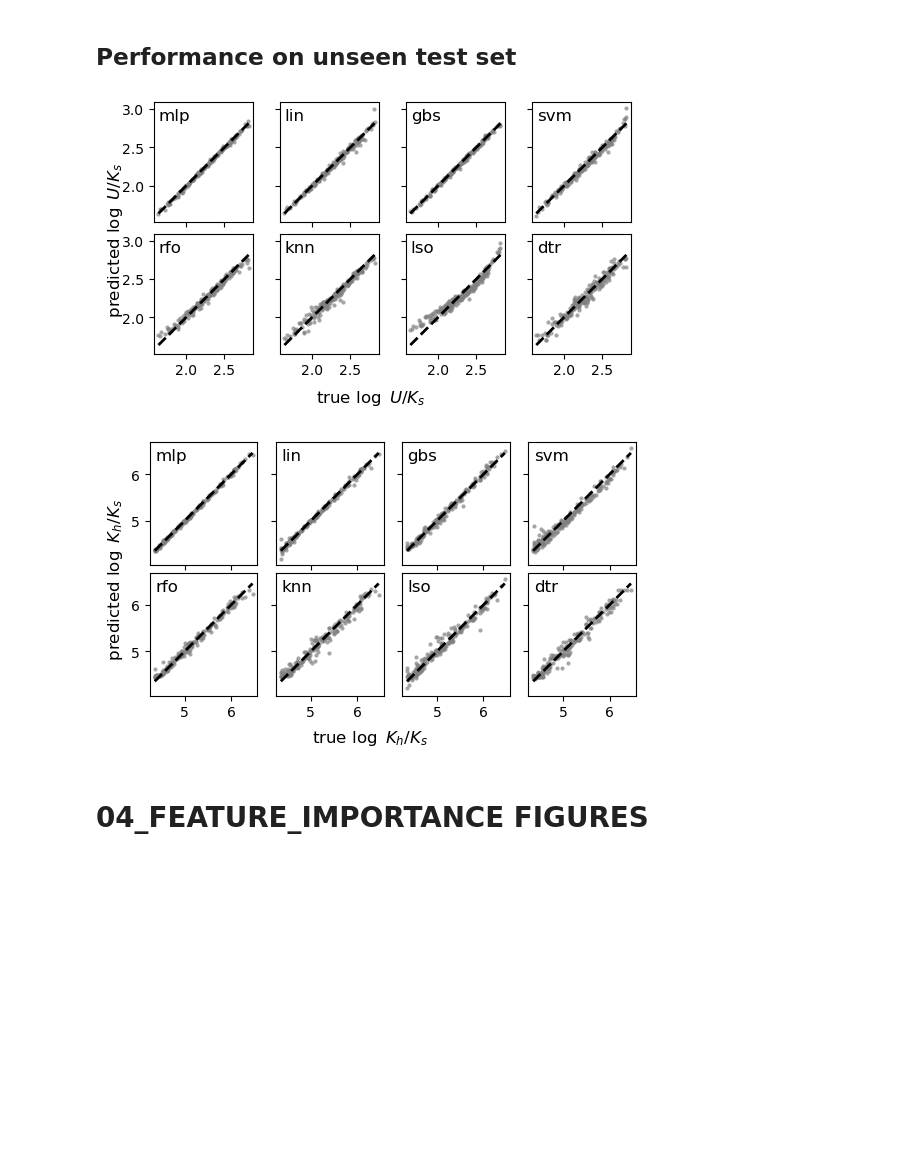
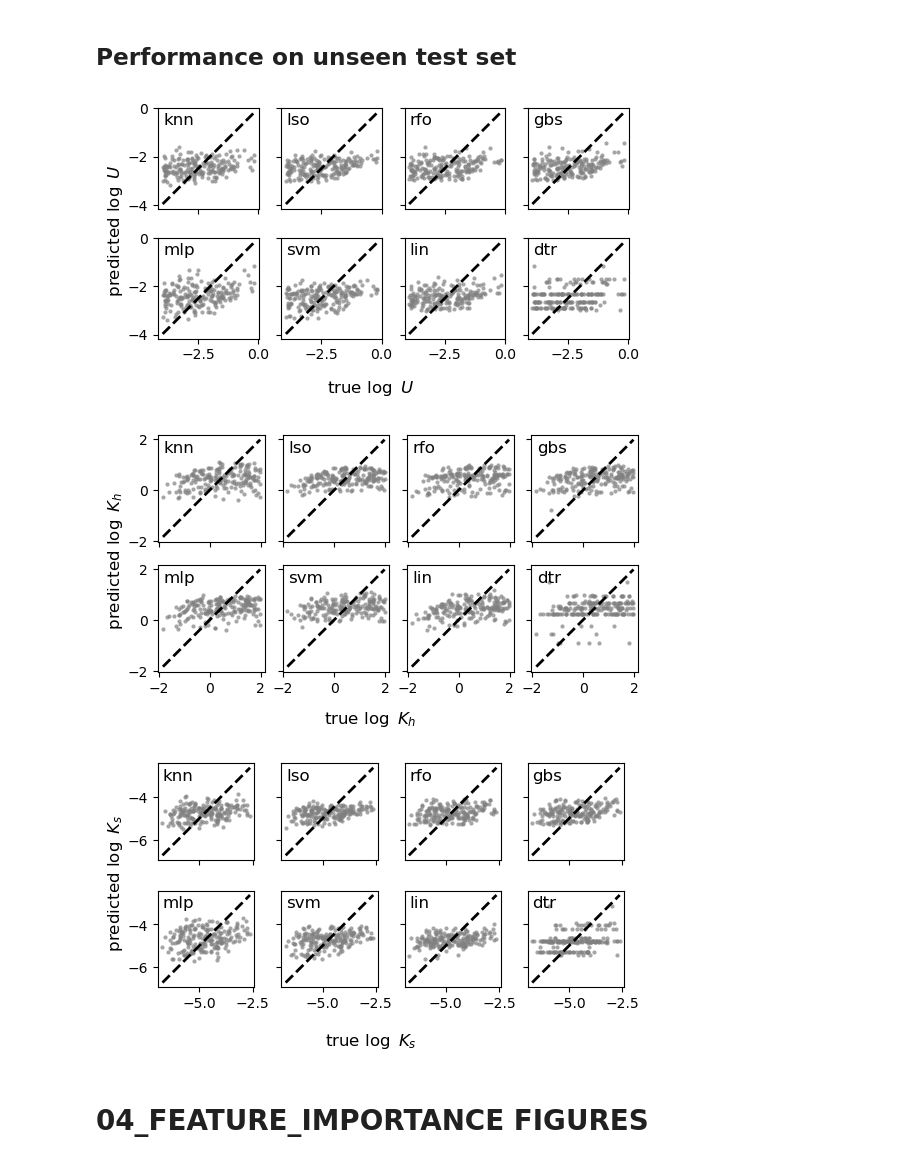
Before and after one commit to ricsatjr/landscape-evolution-ml, a Jupyter notebook: notebooks/figures-jgr-es.ipynb, the cells around one changed output. Saved outputs shown, nothing was run; the diff lists cells and outputs as text; code cells hidden in the pictures; blank space fills up the shorter version.

Commit message:
update journal figures to reflect models under git-hash 27dbc5a

```diff
--- a/notebooks/figures-jgr-es.ipynb
+++ b/notebooks/figures-jgr-es.ipynb
@@ -14,7 +14,7 @@ plot of $R^2$ for the individual labels (e.g., log U/Ks and log Ks/Ks), and the
 # %%
 # Define input file path
 data_dir = Path.cwd().parent / "outputs" / "models" / "full-features"
-filename="nested-cv-results-full-886a995.pkl"
+filename="nested-cv-results-full-27dbc5a.pkl"
 input_file_path = data_dir / filename
 # %%
 # read pickle file
@@ -129,58 +129,59 @@ plt.close("all")
 
 fig1,axes1=plt.subplots(nrows=2,ncols=4,figsize=(fig_width_cm/2.54,fig_height_cm/2.54),sharex=True,sharey=True)
 fig2,axes2=plt.subplots(nrows=2,ncols=4,figsize=(fig_width_cm/2.54,fig_height_cm/2.54),sharex=True,sharey=True)
-# fig3,axes3=plt.subplots(nrows=2,ncols=4,figsize=(fig_width_cm/2.54,fig_height_cm/2.54),sharex=True,sharey=True)
+fig3,axes3=plt.subplots(nrows=2,ncols=4,figsize=(fig_width_cm/2.54,fig_height_cm/2.54),sharex=True,sharey=True)
 
 axes1=axes1.flatten()
 axes2=axes2.flatten()
-# axes3=axes3.flatten()
+axes3=axes3.flatten()
 
 for m,model in enumerate(sorted_models[::-1]):
     rgr=results[model]['final_model']['regressor']
     ypred=rgr.predict(features_df.loc[test_idx,features])
     ytrue=features_df.loc[test_idx,labels]
     axes1[m].plot(np.log10(ytrue.loc[:,labels[0]]),ypred[:,0],marker='o',mfc='0.5',mew=0,lw=0,ms=ms,alpha=malpha)
     axes1[m].plot([np.min(np.log10(ytrue.loc[:,labels[0]])),np.max(np.log10(ytrue.loc[:,labels[0]]))],
                   [np.min(np.log10(ytrue.loc[:,labels[0]])),np.max(np.log10(ytrue.loc[:,labels[0]]))],
                   ls='--',c='k',lw=2)
     axes1[m].text(0.05,0.95,model,ha='left',va='top',fontsize=fs_annot,transform=axes1[m].transAxes)
 
     axes2[m].plot(np.log10(ytrue.loc[:,labels[1]]),ypred[:,1],marker='o',mfc='0.5',mew=0,lw=0,ms=ms,alpha=malpha)
     axes2[m].plot([np.min(np.log10(ytrue.loc[:,labels[1]])),np.max(np.log10(ytrue.loc[:,labels[1]]))],
                   [np.min(np.log10(ytrue.loc[:,labels[1]])),np.max(np.log10(ytrue.loc[:,labels[1]]))],
                   ls='--',c='k',lw=2)
     axes2[m].text(0.05,0.95,model,ha='left',va='top',fontsize=fs_annot,transform=axes2[m].transAxes)
 
 
-    # axes3[m].plot(np.log10(ytrue.loc[:,labels[2]]),ypred[:,2],marker='o',mfc='0.5',mew=0,lw=0,ms=ms,alpha=malpha)
-    # axes3[m].plot([np.min(np.log10(ytrue.loc[:,labels[2]])),np.max(np.log10(ytrue.loc[:,labels[2]]))],
-    #               [np.min(np.log10(ytrue.loc[:,labels[2]])),np.max(np.log10(ytrue.loc[:,labels[2]]))],
-    #               ls='--',c='k',lw=2)
-    # axes3[m].text(0.05,0.95,model,ha='left',va='top',fontsize=fs_annot,transform=axes3[m].transAxes)
+    axes3[m].plot(np.log10(ytrue.loc[:,labels[2]]),ypred[:,2],marker='o',mfc='0.5',mew=0,lw=0,ms=ms,alpha=malpha)
+    axes3[m].plot([np.min(np.log10(ytrue.loc[:,labels[2]])),np.max(np.log10(ytrue.loc[:,labels[2]]))],
+                  [np.min(np.log10(ytrue.loc[:,labels[2]])),np.max(np.log10(ytrue.loc[:,labels[2]]))],
+                  ls='--',c='k',lw=2)
+    axes3[m].text(0.05,0.95,model,ha='left',va='top',fontsize=fs_annot,transform=axes3[m].transAxes)
 
     axes1[m].axis('scaled')
     axes2[m].axis('scaled')
-    # axes3[m].axis('scaled')
-fig1.supxlabel(fr'true $\log\ U/K_s$')
-fig2.supxlabel(fr'true $\log\ K_h/K_s$')
-# fig3.supxlabel(fr'true $\log\ K_s$')
-fig1.supylabel(fr'     predicted $\log\ U/K_s$')
-fig2.supylabel(fr'     predicted $\log\ K_h/K_s$')
-# fig3.supylabel(fr'     predicted $\log\ K_s$')
+    axes3[m].axis('scaled')
+fig1.supxlabel(fr'true $\log\ U$')
+fig2.supxlabel(fr'true $\log\ K_h$')
+fig3.supxlabel(fr'true $\log\ K_s$')
+fig1.supylabel(fr'     predicted $\log\ U$')
+fig2.supylabel(fr'     predicted $\log\ K_h$')
+fig3.supylabel(fr'     predicted $\log\ K_s$')
 
 fig2.tight_layout(pad=0.5)
 fig1.tight_layout(pad=0.5)
-# fig3.tight_layout(pad=0.5)
+fig3.tight_layout(pad=0.5)
 
-filename="nested-cv-results-full-886a995.pkl"
+filename="nested-cv-results-full-27dbc5a.pkl"
 fig1.savefig(f'{filename.split(".")[0]}-unseen-test-set-{labels[0]}.jpg',dpi=fig_dpi)
 fig1.savefig(f'{filename.split(".")[0]}-unseen-test-set-{labels[0]}.svg')
 fig2.savefig(f'{filename.split(".")[0]}-unseen-test-set-{labels[1]}.jpg',dpi=fig_dpi)
 fig2.savefig(f'{filename.split(".")[0]}-unseen-test-set-{labels[1]}.svg')
-# fig3.savefig(f'{filename.split(".")[0]}-unseen-test-set-{labels[2]}.jpg',dpi=fig_dpi)
-# fig3.savefig(f'{filename.split(".")[0]}-unseen-test-set-{labels[2]}.svg')
+fig3.savefig(f'{filename.split(".")[0]}-unseen-test-set-{labels[2]}.jpg',dpi=fig_dpi)
+fig3.savefig(f'{filename.split(".")[0]}-unseen-test-set-{labels[2]}.svg')
 # %% [output]
-[figure, old version]
+[figure, new version]
-[figure, old version]
+[figure, new version]
+[figure, added]
 # %% [markdown]
 # 04_FEATURE_IMPORTANCE FIGURES
```
Also changed, not shown: parts of 2 cells of this notebook.
